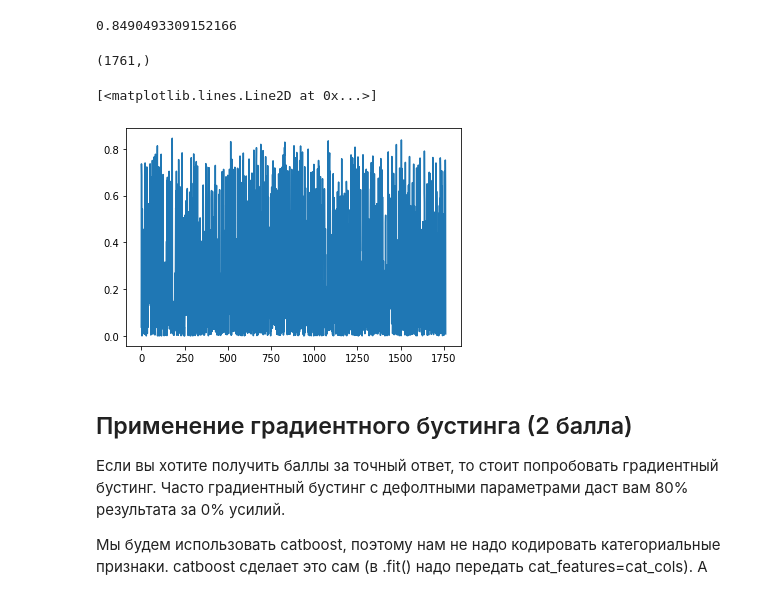
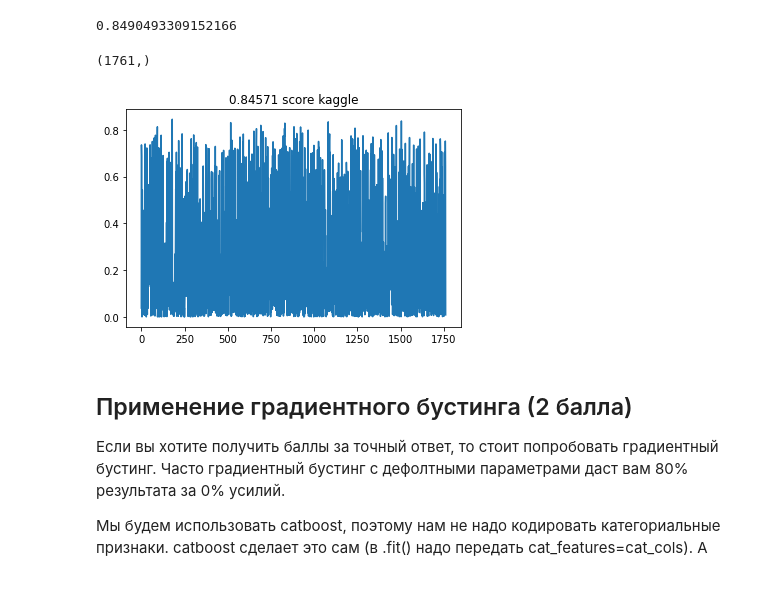
Before and after one commit to superAIyah/DL_MIPT, a Jupyter notebook: 3_Compositions_of_algo/hw/baseline.ipynb, the cells around one changed output. Drawn from its saved outputs; the diff is of its cells as text; code cells hidden in the pictures.

```diff
--- a/3_Compositions_of_algo/hw/baseline.ipynb
+++ b/3_Compositions_of_algo/hw/baseline.ipynb
@@ -638,11 +638,11 @@ y_pred_prob = clf.predict_proba(XX_test)[:, 1]
 # %%
 print(y_pred_prob.shape)
 x = np.arange(y_pred_prob.shape[0])
 plt.plot(x, y_pred_prob)
+plt.title("0.84571 score kaggle");
 # %% [output]
 (1761,)
-[<matplotlib.lines.Line2D at 0x...>]
-[figure, old version]
+[figure, new version]
 # %%
 submission = pd.read_csv('./submission.csv')
 
```
Also changed, not shown: parts of 34 cells of this notebook, 1 other file.
